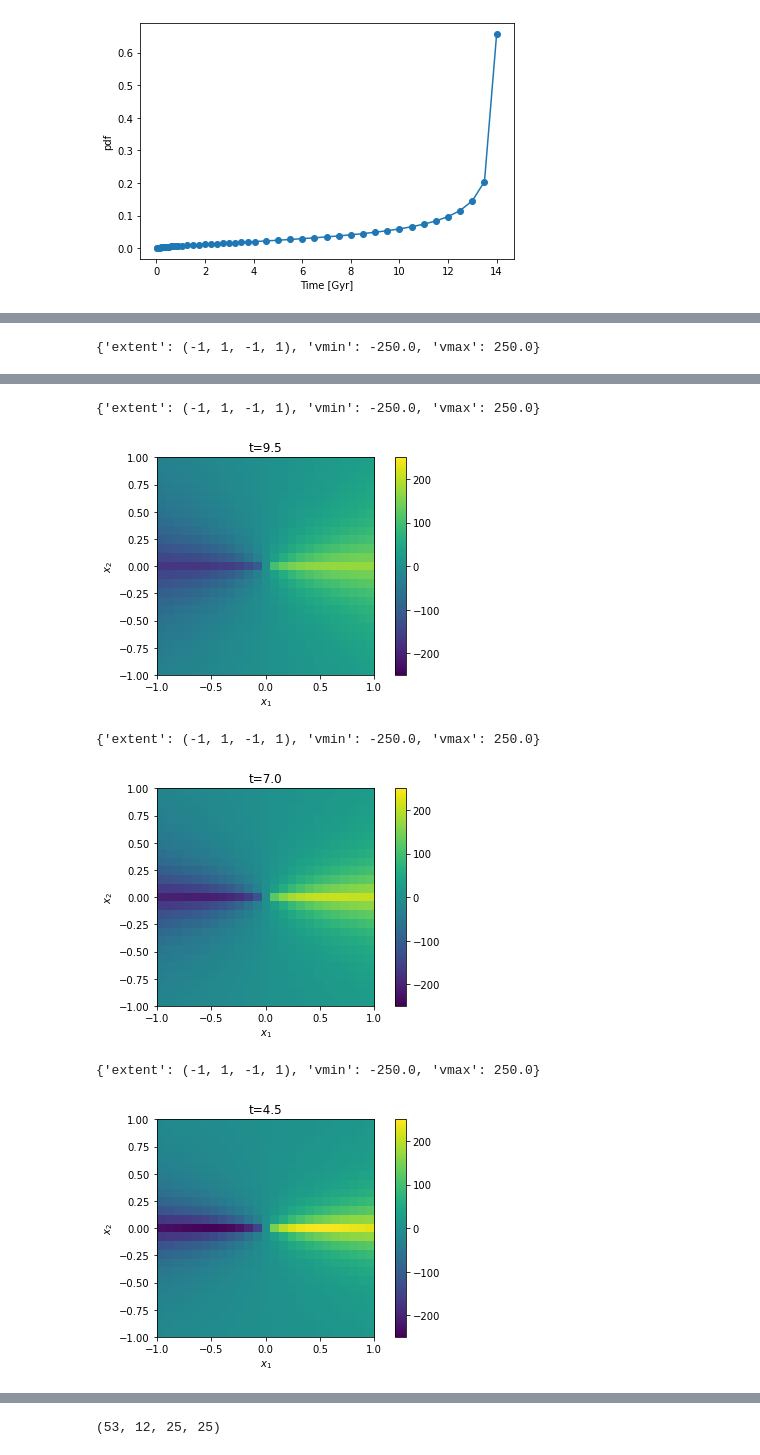
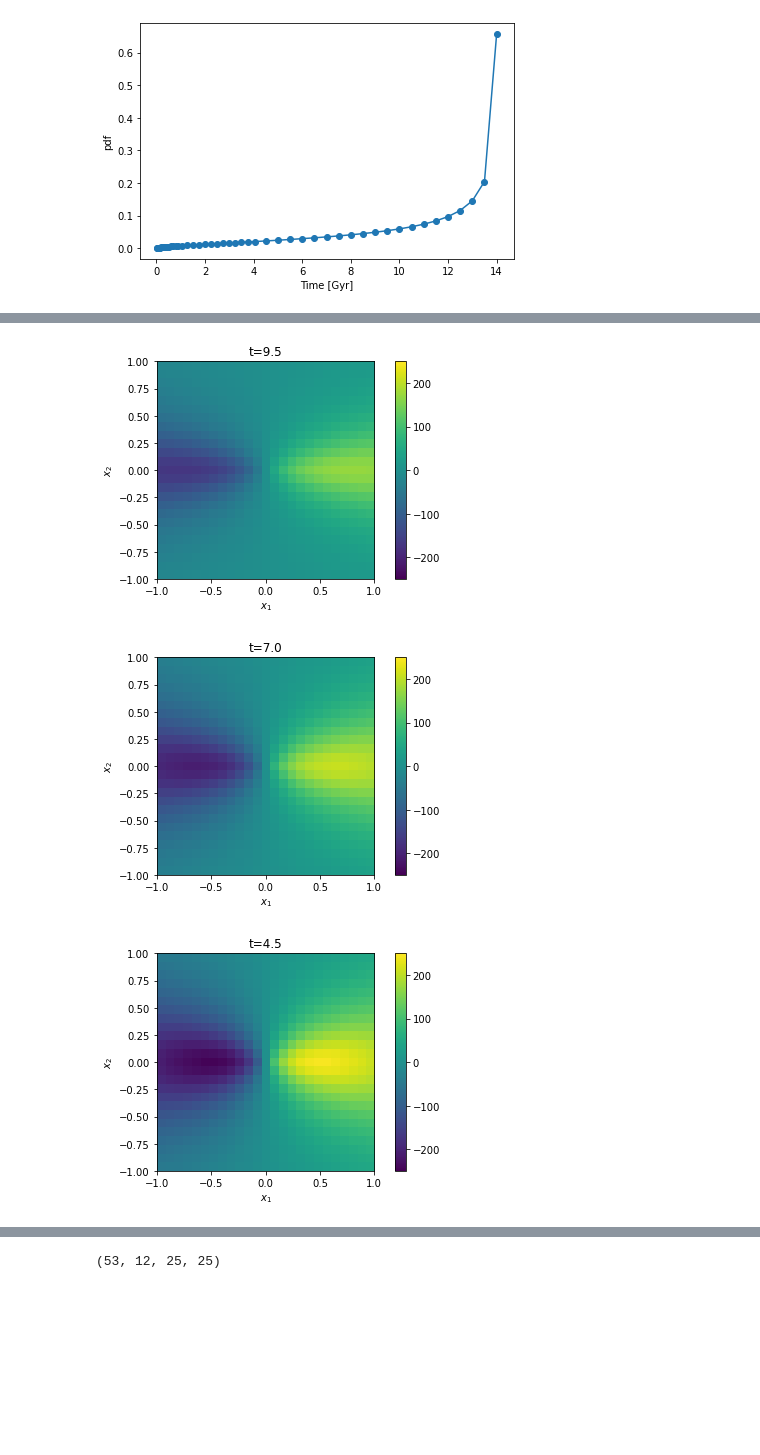
Before and after one commit to prashjet/popkinmocks, a Jupyter notebook: notebooks/popkinmocks.ipynb, the cells around one changed output, grey strips where cells are left out. Cells and saved outputs as stored; diff of their text form; code cells hidden in the pictures; blank space fills up the shorter version.

```diff
--- a/notebooks/popkinmocks.ipynb
+++ b/notebooks/popkinmocks.ipynb
@@ -34,6 +34,6 @@ Set the age dependent spatial-density. Parameterised as an extent in x and y dir
 # %%
-disk1.set_p_x_t(sig_x_lims=(0.5, 0.2),
-                sig_y_lims=(0.03, 0.1),
+disk1.set_p_x_t(q_lims=(0.1, 0.3),
+                rc_lims=(0.1, 0.9),
                 alpha_lims=(1.2, 0.8))
 disk1.plot_density(show_every_nth_time=5)
 # %% [output]
@@ -54,6 +48,5 @@ The `t_dep` map is elliptical, parameterised by x- and y- lengths, a power law s
 # %%
-disk1.set_t_dep(sig_x=0.5,
-                sig_y=0.1,
+disk1.set_t_dep(q=0.2,
                 alpha=3.,
                 t_dep_in=0.5,
                 t_dep_out=5.)
@@ -72,17 +63,11 @@ The mean maps take the form of rotating disks. Specified by and x and y extent,
 # %%
-disk1.set_mu_v(sig_x_lims=(0.5, 0.1),
-               sig_y_lims=(0.1, 0.1),
+disk1.set_mu_v(q_lims=(0.5, 0.1),
                rmax_lims=(0.5, 1.1),
-               vmax_lims=(250., 100.),
-               vinf_lims=(60., 40.))
+               vmax_lims=(250., 100.))
 disk1.plot_mu_v(show_every_nth_time=5)
 # %% [output]
-{'extent': (-1, 1, -1, 1), 'vmin': -250.0, 'vmax': 250.0}
 [figure]
-{'extent': (-1, 1, -1, 1), 'vmin': -250.0, 'vmax': 250.0}
-[figure, old version]
+[figure, new version]
-{'extent': (-1, 1, -1, 1), 'vmin': -250.0, 'vmax': 250.0}
-[figure, old version]
+[figure, new version]
-{'extent': (-1, 1, -1, 1), 'vmin': -250.0, 'vmax': 250.0}
-[figure, old version]
+[figure, new version]
 # %% [markdown]
```
Also changed, not shown: parts of 24 cells of this notebook, 6 other files.
